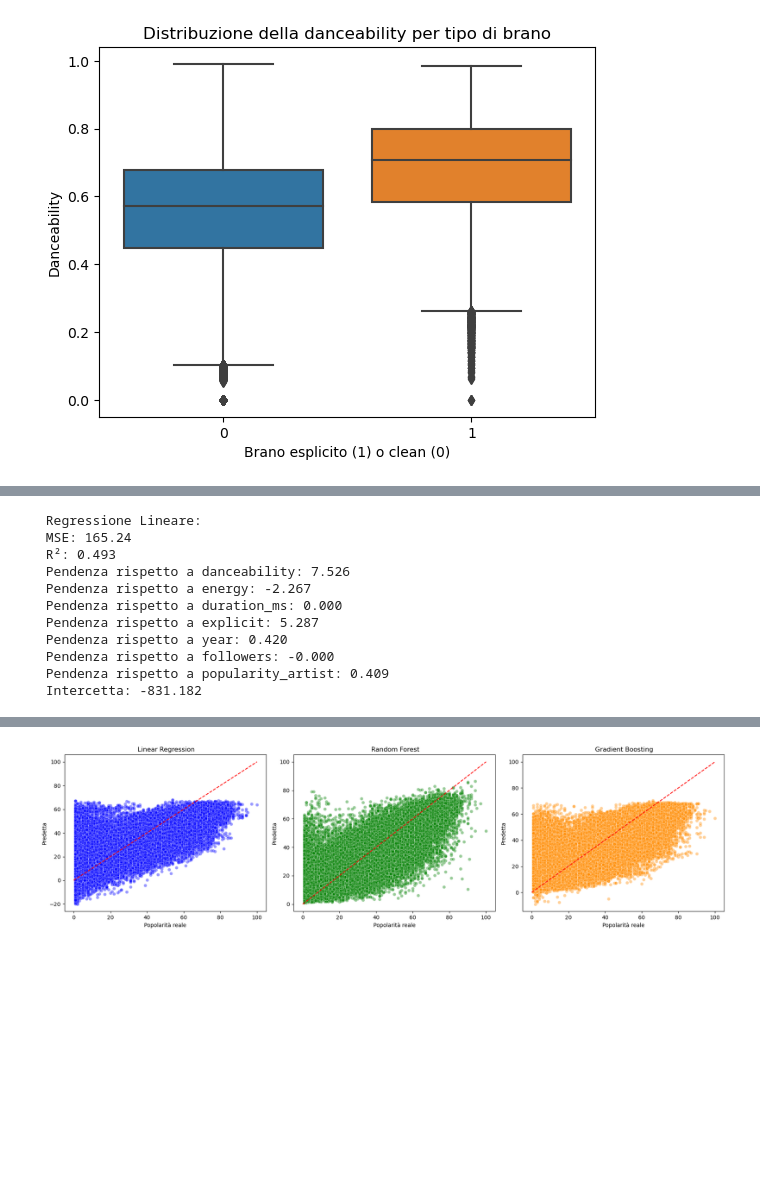
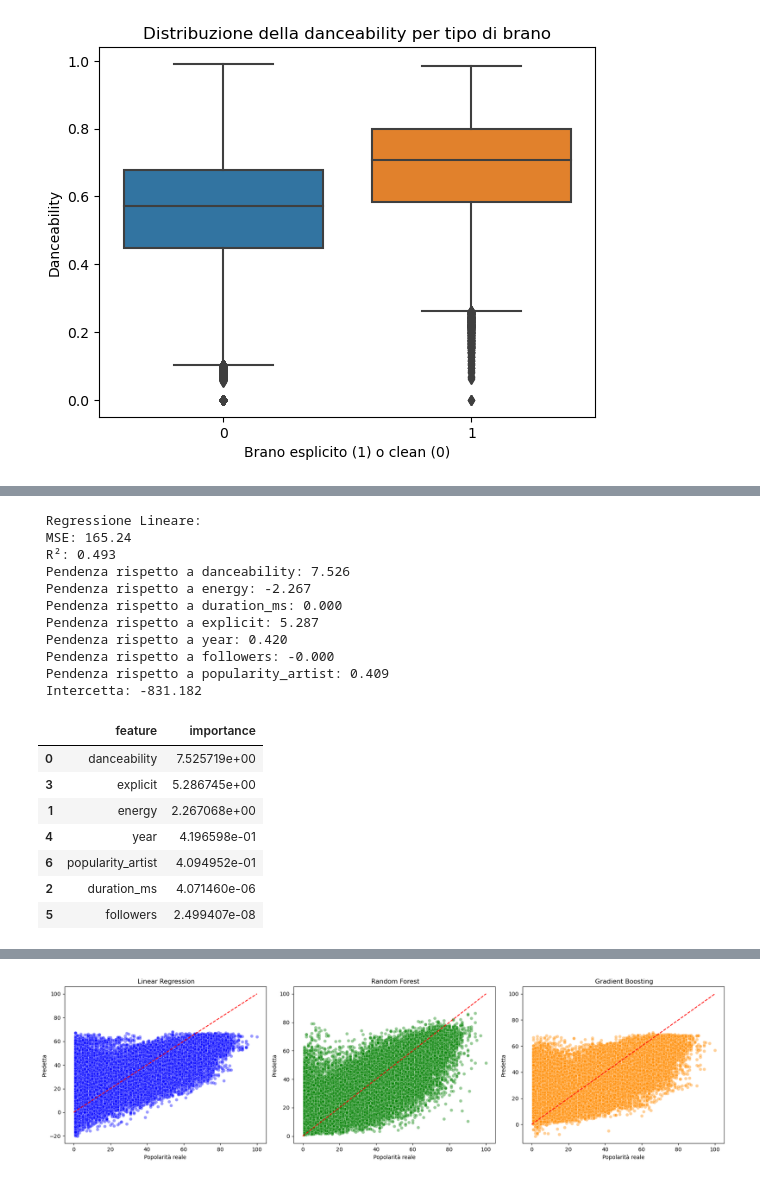
Before and after one commit to AmbroAle/data-intesive-project, a Jupyter notebook: SpotifyData.ipynb, the cells around one changed output, grey strips where cells are left out. Cells and saved outputs as stored; diff of their text form; code cells hidden in the pictures; blank space fills up the shorter version.

```diff
--- a/SpotifyData.ipynb
+++ b/SpotifyData.ipynb
@@ -601,33 +630,44 @@ target = 'popularity_track'
 
 data = merged.dropna(subset=features + [target])
 
 X = data[features]
 y = data[target]
 
 X_train, X_test, y_train, y_test = train_test_split(X, y, test_size=0.3, random_state=42)
 
 lr = LinearRegression()
 lr.fit(X_train, y_train)
 y_pred_lr = lr.predict(X_test)
 
 print(" Regressione Lineare:")
 print(f" MSE: {mean_squared_error(y_test, y_pred_lr):.2f}")
 print(f" R²: {r2_score(y_test, y_pred_lr):.3f}")
 for f, c in zip(features, lr.coef_):
     print(f" Pendenza rispetto a {f}: {c:.3f}")
 print(f" Intercetta: {lr.intercept_:.3f}")
+
+lr_importance = get_feature_importance(lr, X.columns)
+display(lr_importance)
 # %% [output]
  Regressione Lineare:
  MSE: 165.24
  R²: 0.493
  Pendenza rispetto a danceability: 7.526
  Pendenza rispetto a energy: -2.267
  Pendenza rispetto a duration_ms: 0.000
  Pendenza rispetto a explicit: 5.287
  Pendenza rispetto a year: 0.420
  Pendenza rispetto a followers: -0.000
  Pendenza rispetto a popularity_artist: 0.409
  Intercetta: -831.182
+|  | feature | importance |
+| 0 | danceability | 7.525719e+00 |
+| 3 | explicit | 5.286745e+00 |
+| 1 | energy | 2.267068e+00 |
+| 4 | year | 4.196598e-01 |
+| 6 | popularity_artist | 4.094952e-01 |
+| 2 | duration_ms | 4.071460e-06 |
+| 5 | followers | 2.499407e-08 |
 # %%
 rf = RandomForestRegressor(n_estimators=100, random_state=42, n_jobs=-1)
 rf.fit(X_train, y_train)
```
Also changed, not shown: parts of 11 cells of this notebook.
